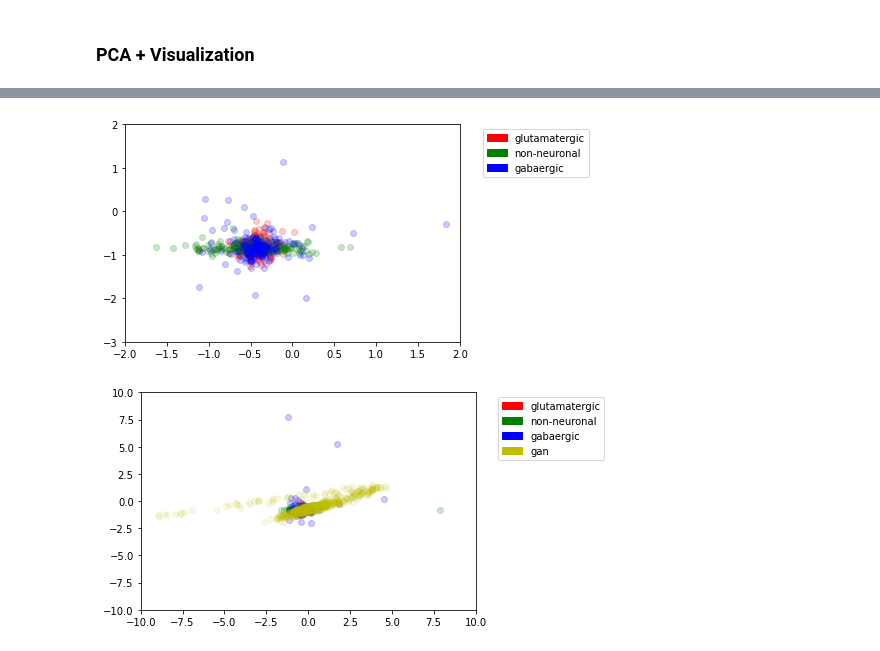
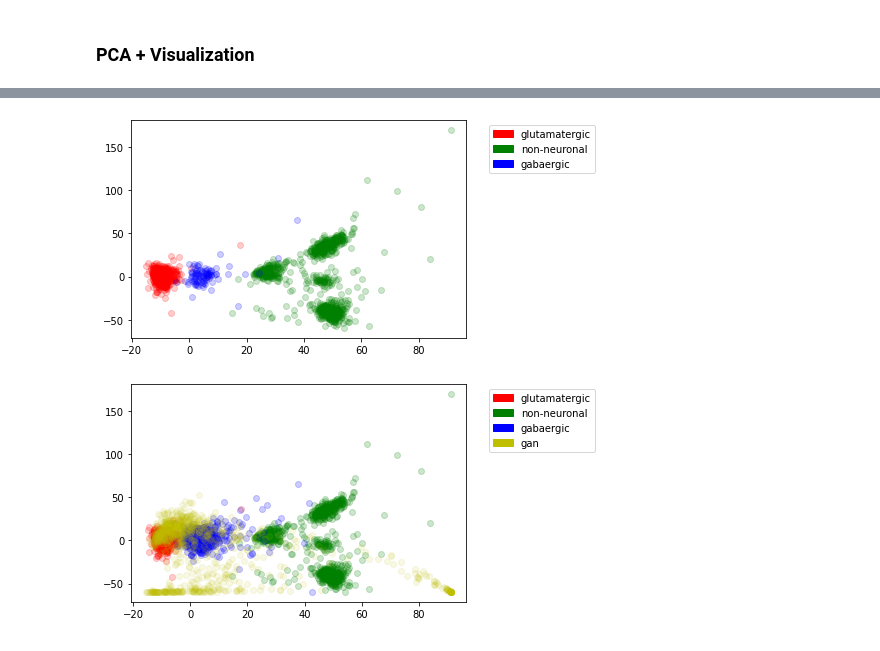
Before and after one commit to MutianWang/novel-cell, a Jupyter notebook: human/gan.ipynb, the cells around one changed output, grey strips where cells are left out. Drawn from its saved outputs; the diff is of its cells as text; code cells hidden in the pictures.

```diff
--- a/human/gan.ipynb
+++ b/human/gan.ipynb
@@ -382,17 +297,28 @@ exp_pca = pipe2.fit_transform(exp_pca)
+# %%
+pipe = pickle.loads(pickle.load(open(path+'pipe', 'rb')))
+# %%
+tmat = pipe['pca'].components_.transpose()
+# %%
+exp_gen = pipe.inverse_transform(exp_gen)
+exp_gen = pipe['scaler1'].transform(exp_gen) @ tmat[:, :2]
+# %%
+exp_glut = pipe['scaler1'].transform(np.load(path+'exp_glut.npy')) @ tmat[:, :2]
+exp_non = pipe['scaler1'].transform(np.load(path+'exp_non.npy')) @ tmat[:, :2]
+exp_gaba = pipe['scaler1'].transform(np.load(path+'exp_gaba.npy')) @ tmat[:, :2]
 # %%
 # red: glutamatergic
-x, y = list(zip(*exp_pca[3000:3200]))
+x, y = list(zip(*exp_glut[:1000]))
 plt.scatter(x, y, c='r', alpha=0.2)
 # green: non-neuronal
-x, y = list(zip(*exp_pca[4700:4900]))
+x, y = list(zip(*exp_non[:1000]))
 plt.scatter(x, y, c='g', alpha=0.2)
 # blue: gabaergic
 # some blue points are far away because 1st pca didn't see gaba data
-x, y = list(zip(*exp_pca[7000:7200]))
+x, y = list(zip(*exp_gaba[:100]))
 plt.scatter(x, y, c='b', alpha=0.2)
 
-plt.xlim(-2, 2);
-plt.ylim(-3, 2);
+#plt.xlim(-2, 2);
+#plt.ylim(-3, 2);
 patch1 = mpatches.Patch(color='r', label='glutamatergic');
 patch2 = mpatches.Patch(color='g', label='non-neuronal');
 patch3 = mpatches.Patch(color='b', label='gabaergic');
@@ -400,29 +326,29 @@ plt.legend(handles=[patch1, patch2, patch3],
            loc='upper right', bbox_to_anchor=(1.4, 1));
 plt.show()
 # %% [output]
-[figure, old version]
+[figure, new version]
 # %%
 # red: glutamatergic
-x, y = list(zip(*exp_pca[3000:3200]))
+x, y = list(zip(*exp_glut[:1000]))
 plt.scatter(x, y, c='r', alpha=0.2);
 # green: non-neuronal
-x, y = list(zip(*exp_pca[4700:4900]))
+x, y = list(zip(*exp_non[:1000]))
 plt.scatter(x, y, c='g', alpha=0.2);
 # blue: gabaergic
-x, y = list(zip(*exp_pca[7000:7200]))
+x, y = list(zip(*exp_gaba[:1000]))
 plt.scatter(x, y, c='b', alpha=0.2);
 # yellow: gan
-x, y = list(zip(*pipe2.transform(exp_gen)))
+x, y = list(zip(*exp_gen[:1000]))
 plt.scatter(x, y, c='y', alpha=0.1);
 
-plt.xlim(-10, 10);
-plt.ylim(-10, 10);
+#plt.xlim(-10, 10);
+#plt.ylim(-10, 10);
 patch1 = mpatches.Patch(color='r', label='glutamatergic');
 patch2 = mpatches.Patch(color='g', label='non-neuronal');
 patch3 = mpatches.Patch(color='b', label='gabaergic');
 patch4 = mpatches.Patch(color='y', label='gan');
 plt.legend(handles=[patch1, patch2, patch3, patch4],
            loc='upper right', bbox_to_anchor=(1.4, 1));
 plt.show()
 # %% [output]
-[figure, old version]
+[figure, new version]
```
Also changed, not shown: parts of 30 cells of this notebook.
